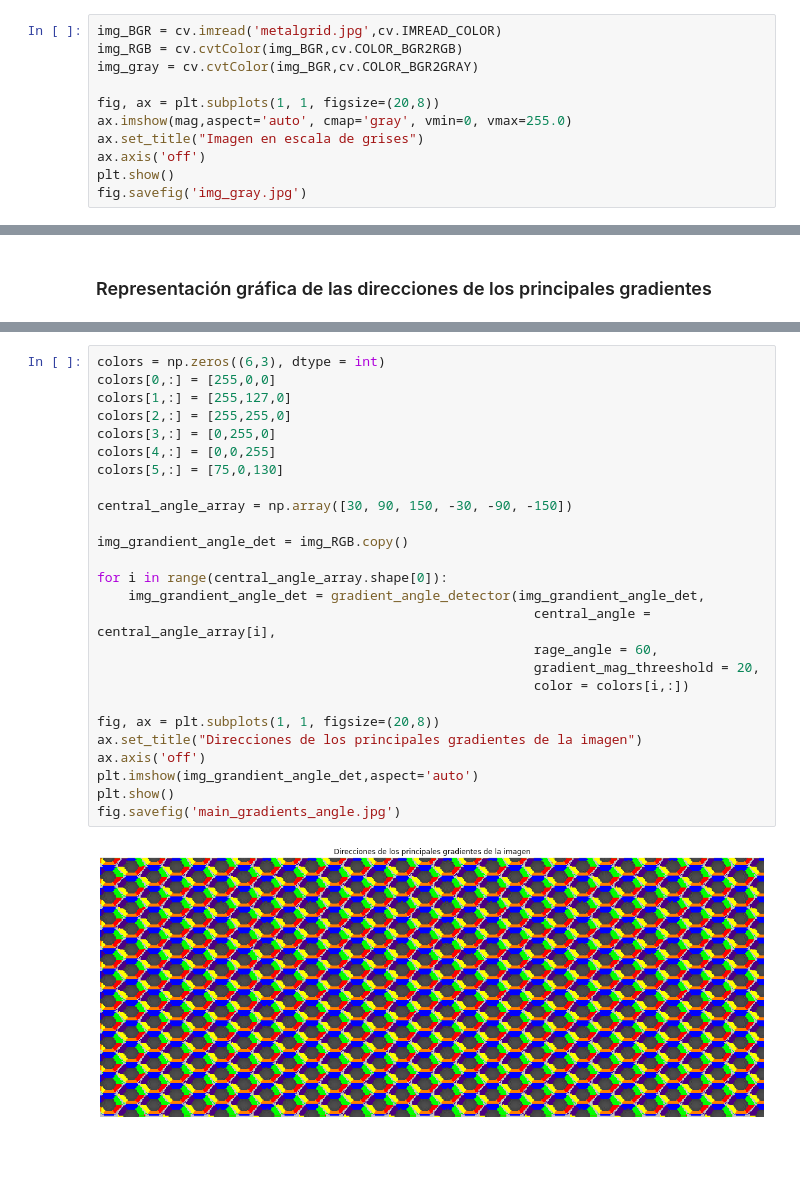
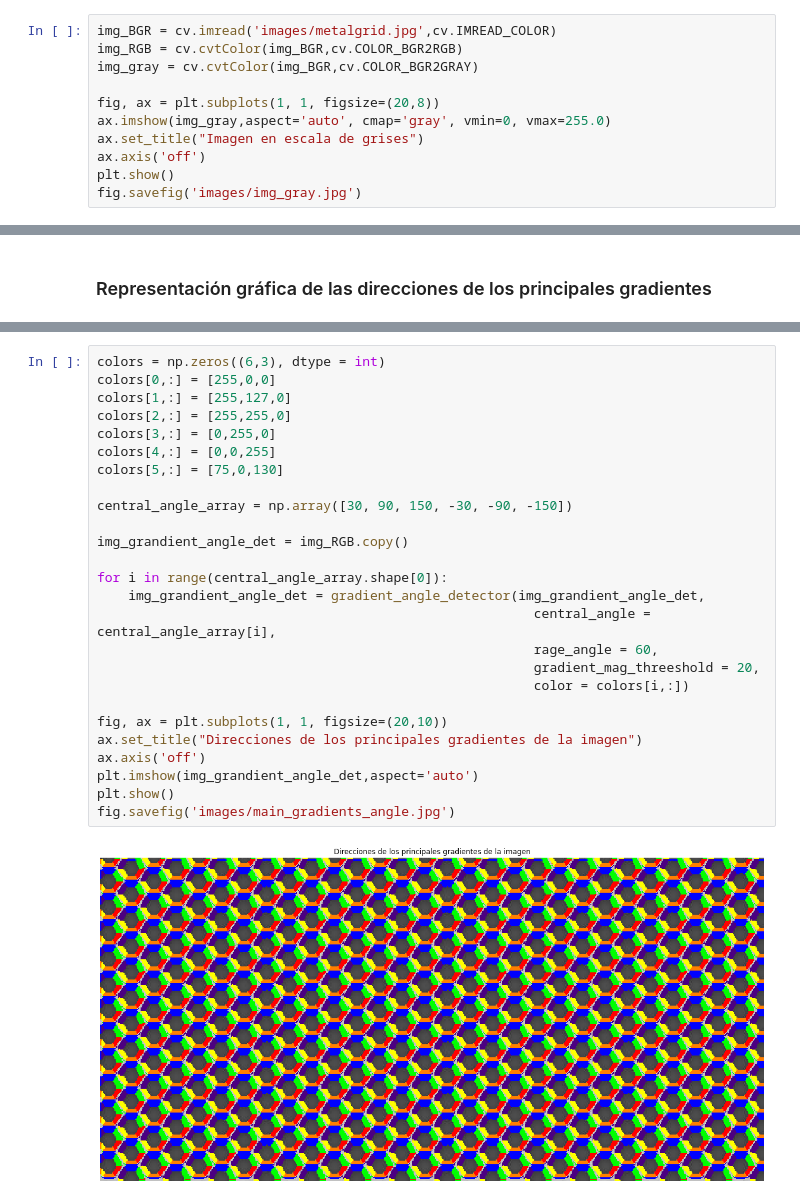
Before and after one commit to mcnieto/ceia, a Jupyter notebook: computer_vision_1/TP2/tp2.ipynb, the cells around one changed output, grey strips where cells are left out. Drawn from its saved outputs; the diff is of its cells as text; blank space fills up the shorter version.

Commit message:
se actualiza el path hacia las imagenes.

```diff
--- a/computer_vision_1/TP2/tp2.ipynb
+++ b/computer_vision_1/TP2/tp2.ipynb
@@ -56,14 +56,14 @@ def gradient_angle_detector(img, central_angle = 30, rage_angle = 60, gradient_m
     img[angle_mask & mag_mask] = color
     return img
 # %%
-img_BGR = cv.imread('metalgrid.jpg',cv.IMREAD_COLOR)
+img_BGR = cv.imread('images/metalgrid.jpg',cv.IMREAD_COLOR)
 img_RGB = cv.cvtColor(img_BGR,cv.COLOR_BGR2RGB)
 img_gray = cv.cvtColor(img_BGR,cv.COLOR_BGR2GRAY)
 
 fig, ax = plt.subplots(1, 1, figsize=(20,8))
-ax.imshow(mag,aspect='auto', cmap='gray', vmin=0, vmax=255.0)
+ax.imshow(img_gray,aspect='auto', cmap='gray', vmin=0, vmax=255.0)
 ax.set_title("Imagen en escala de grises")
 ax.axis('off')
 plt.show()
-fig.savefig('img_gray.jpg')
+fig.savefig('images/img_gray.jpg')
 # %% [output]
@@ -103,28 +94,28 @@ fig.savefig('img_gradients_angle_histogram.jpg')
 # %%
 colors = np.zeros((6,3), dtype = int)
 colors[0,:] = [255,0,0]
 colors[1,:] = [255,127,0]
 colors[2,:] = [255,255,0]
 colors[3,:] = [0,255,0]
 colors[4,:] = [0,0,255]
 colors[5,:] = [75,0,130]
 
 central_angle_array = np.array([30, 90, 150, -30, -90, -150])
 
 img_grandient_angle_det = img_RGB.copy()
 
 for i in range(central_angle_array.shape[0]):
     img_grandient_angle_det = gradient_angle_detector(img_grandient_angle_det,
                                                         central_angle = central_angle_array[i],
                                                         rage_angle = 60,
                                                         gradient_mag_threeshold = 20,
                                                         color = colors[i,:])
 
-fig, ax = plt.subplots(1, 1, figsize=(20,8))
+fig, ax = plt.subplots(1, 1, figsize=(20,10))
 ax.set_title("Direcciones de los principales gradientes de la imagen")
 ax.axis('off')
 plt.imshow(img_grandient_angle_det,aspect='auto')
 plt.show()
-fig.savefig('main_gradients_angle.jpg')
+fig.savefig('images/main_gradients_angle.jpg')
 # %% [output]
-[figure, old version]
+[figure, new version]
```
Also changed, not shown: parts of 3 cells of this notebook, 1 other file.
